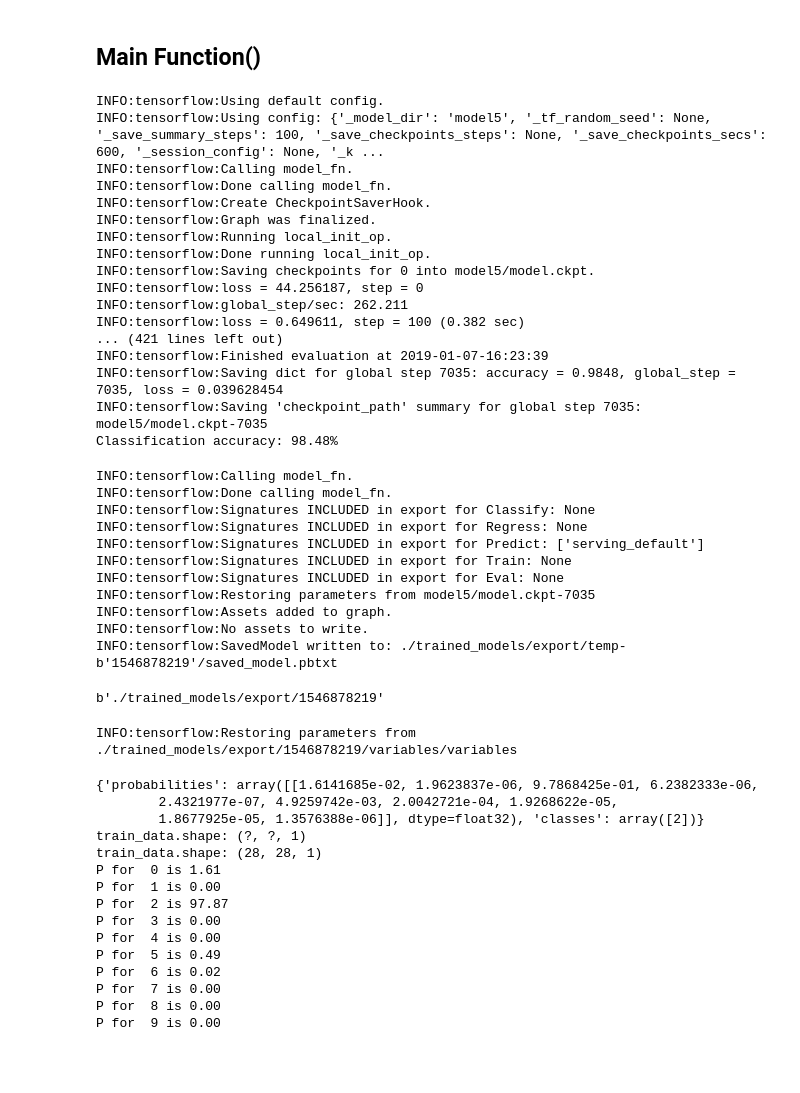
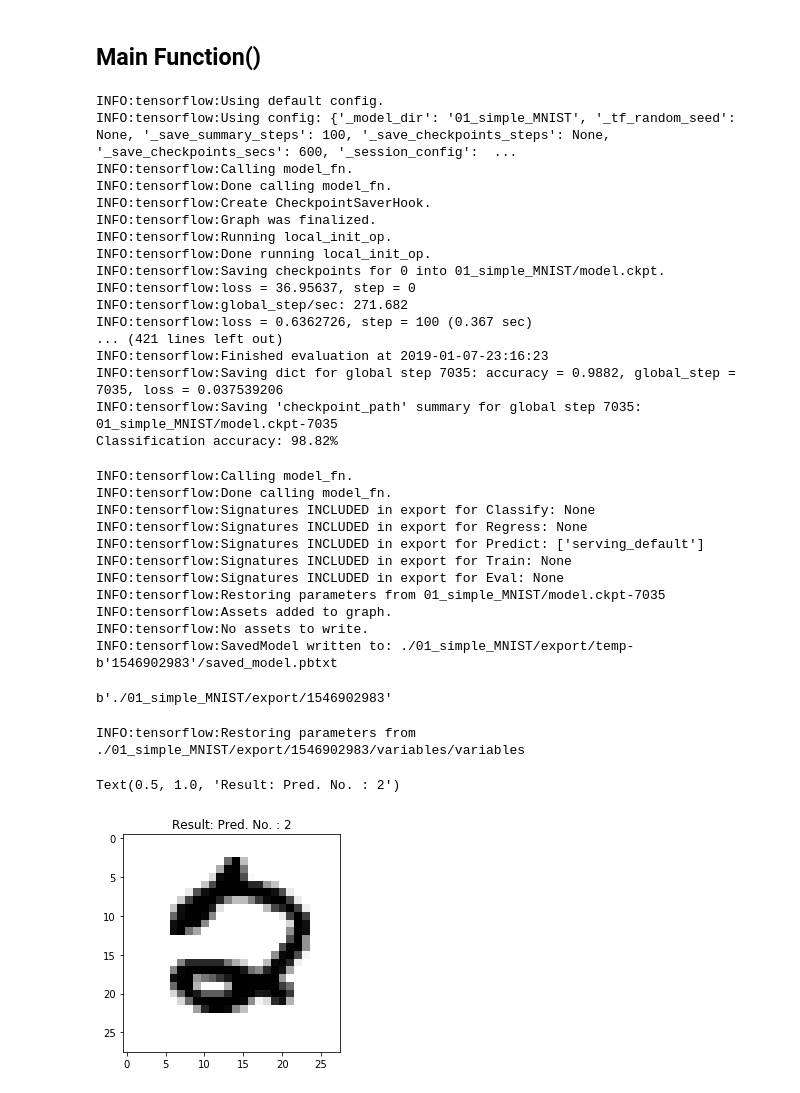
Before and after one commit to rahulkodinya/getAlongWithAI, a Jupyter notebook: 01_simple_MNIST.ipynb, the cells around one changed output. Drawn from its saved outputs; the diff is of its cells as text; code cells hidden in the pictures; blank space fills up the shorter version.

Commit message:
Make copy to 02_QAT_MNIST.ipynb
Signed-off-by: Rahul Sharma <rahulkodinya@gmail.com>

```diff
--- a/01_simple_MNIST.ipynb
+++ b/01_simple_MNIST.ipynb
@@ -467,7 +402,7 @@ sess.run(tf.global_variables_initializer())
 
 model = tf.estimator.Estimator(model_fn=cnn_model_fn,
                                params={"learning_rate": 1e-4},
-                               model_dir="model5")
+                               model_dir="01_simple_MNIST")
 
 import timeit
 
@@ -488,28 +423,28 @@ while (count < EPOCHS):
     count = count + 1
 # %% [output]
 INFO:tensorflow:Using default config.
-INFO:tensorflow:Using config: {'_model_dir': 'model5', '_tf_random_seed': None, '_save_summary_steps': 100, '_save_checkpoints_steps': None, '_save_checkpoints_secs': 600, '_session_config': None, '_k ...
+INFO:tensorflow:Using config: {'_model_dir': '01_simple_MNIST', '_tf_random_seed': None, '_save_summary_steps': 100, '_save_checkpoints_steps': None, '_save_checkpoints_secs': 600, '_session_config':  ...
 INFO:tensorflow:Calling model_fn.
 INFO:tensorflow:Done calling model_fn.
 INFO:tensorflow:Create CheckpointSaverHook.
 INFO:tensorflow:Graph was finalized.
 INFO:tensorflow:Running local_init_op.
 INFO:tensorflow:Done running local_init_op.
-INFO:tensorflow:Saving checkpoints for 0 into model5/model.ckpt.
-INFO:tensorflow:loss = 44.256187, step = 0
-INFO:tensorflow:global_step/sec: 262.211
-INFO:tensorflow:loss = 0.649611, step = 100 (0.382 sec)
+INFO:tensorflow:Saving checkpoints for 0 into 01_simple_MNIST/model.ckpt.
+INFO:tensorflow:loss = 36.95637, step = 0
+INFO:tensorflow:global_step/sec: 271.682
+INFO:tensorflow:loss = 0.6362726, step = 100 (0.367 sec)
 ... (421 lines left out)
-INFO:tensorflow:Finished evaluation at 2019-01-07-16:23:39
-INFO:tensorflow:Saving dict for global step 7035: accuracy = 0.9848, global_step = 7035, loss = 0.039628454
-INFO:tensorflow:Saving 'checkpoint_path' summary for global step 7035: model5/model.ckpt-7035
-Classification accuracy: 98.48%
+INFO:tensorflow:Finished evaluation at 2019-01-07-23:16:23
+INFO:tensorflow:Saving dict for global step 7035: accuracy = 0.9882, global_step = 7035, loss = 0.037539206
+INFO:tensorflow:Saving 'checkpoint_path' summary for global step 7035: 01_simple_MNIST/model.ckpt-7035
+Classification accuracy: 98.82%
 # %%
 def make_serving_input_receiver_fn():
     inputs = {'image': tf.placeholder(shape=[28,28,1], dtype=tf.float32, name='image')}
     return tf.estimator.export.build_raw_serving_input_receiver_fn(inputs)
 
-export_dir = os.path.join('./trained_models/', 'export')
+export_dir = os.path.join('./01_simple_MNIST/', 'export')
 
 if tf.gfile.Exists(export_dir):
         tf.gfile.DeleteRecursively(export_dir)
@@ -527,63 +462,55 @@ INFO:tensorflow:Signatures INCLUDED in export for Regress: None
 INFO:tensorflow:Signatures INCLUDED in export for Predict: ['serving_default']
 INFO:tensorflow:Signatures INCLUDED in export for Train: None
 INFO:tensorflow:Signatures INCLUDED in export for Eval: None
-INFO:tensorflow:Restoring parameters from model5/model.ckpt-7035
+INFO:tensorflow:Restoring parameters from 01_simple_MNIST/model.ckpt-7035
 INFO:tensorflow:Assets added to graph.
 INFO:tensorflow:No assets to write.
-INFO:tensorflow:SavedModel written to: ./trained_models/export/temp-b'1546878219'/saved_model.pbtxt
+INFO:tensorflow:SavedModel written to: ./01_simple_MNIST/export/temp-b'1546902983'/saved_model.pbtxt
-b'./trained_models/export/1546878219'
+b'./01_simple_MNIST/export/1546902983'
 # %%
-export_dir = os.path.join('./trained_models/', 'export')
+export_dir = os.path.join('./01_simple_MNIST/', 'export')
 saved_model_dir = os.path.join(export_dir, os.listdir(export_dir)[-1])
 
 predictor_fn = tf.contrib.predictor.from_saved_model(
   export_dir = saved_model_dir)
 # %% [output]
-INFO:tensorflow:Restoring parameters from ./trained_models/export/1546878219/variables/variables
+INFO:tensorflow:Restoring parameters from ./01_simple_MNIST/export/1546902983/variables/variables
 # %%
 import numpy
+import random
 
-#data_dict = _read_pickle_from_file('cifar-10/cifar-10-batches-py/test_batch')
+dir = target + "/PNGs/"
+pngFname = dir + random.choice(os.listdir(dir))
 
-pngFname = target + "/PNGs/" + "train_%d.png" % (1984)
 pngFile=open(pngFname,'rb')
 png_string = pngFile.read();
 pngFile.close()
 
 #sample = tf.cast(tf.image.decode_png(png_string, channels=1), tf.int8)
 sample = tf.cast(tf.image.decode_png(png_string, channels=1), tf.float32)
 
 a = np.ones(shape=(28,28,1),dtype=np.float32)
 
 img = tf.reshape(sample, [28, 28, 1])
 
 with sess.as_default():
     a = img.eval()
 
 output = predictor_fn({'image': a})
-print(output)
+#print(output)
+#print ("train_data.shape: " + str(sample.get_shape()))
+#print ("train_data.shape: " + str(img.get_shape()))
 
-print ("train_data.shape: " + str(sample.get_shape()))
-print ("train_data.shape: " + str(img.get_shape()))
+max = 0
 
 for x in range(10):
-    print("P for ", x, "is {:.2f}".format(output['probabilities'][0][x]*100));
+    if output['probabilities'][0][x] >= output['probabilities'][0][max]:
+        max = x
 
-
-#img = sample.reshape([28, 28, 1])
+f, ax = plt.subplots()
+ax.imshow(a.reshape(img_shape), cmap='binary')
+xlabel = "Result: Pred. No. : {0}".format(max)
+ax.set_title(xlabel)
 # %% [output]
-{'probabilities': array([[1.6141685e-02, 1.9623837e-06, 9.7868425e-01, 6.2382333e-06,
-        2.4321977e-07, 4.9259742e-03, 2.0042721e-04, 1.9268622e-05,
-        1.8677925e-05, 1.3576388e-06]], dtype=float32), 'classes': array([2])}
-train_data.shape: (?, ?, 1)
-train_data.shape: (28, 28, 1)
-P for  0 is 1.61
-P for  1 is 0.00
-P for  2 is 97.87
-P for  3 is 0.00
-P for  4 is 0.00
-P for  5 is 0.49
-P for  6 is 0.02
-P for  7 is 0.00
-P for  8 is 0.00
-P for  9 is 0.00
+Text(0.5, 1.0, 'Result: Pred. No. : 2')
+[figure, added]
```
Also changed, not shown: parts of 3 cells of this notebook, 1 other file.
